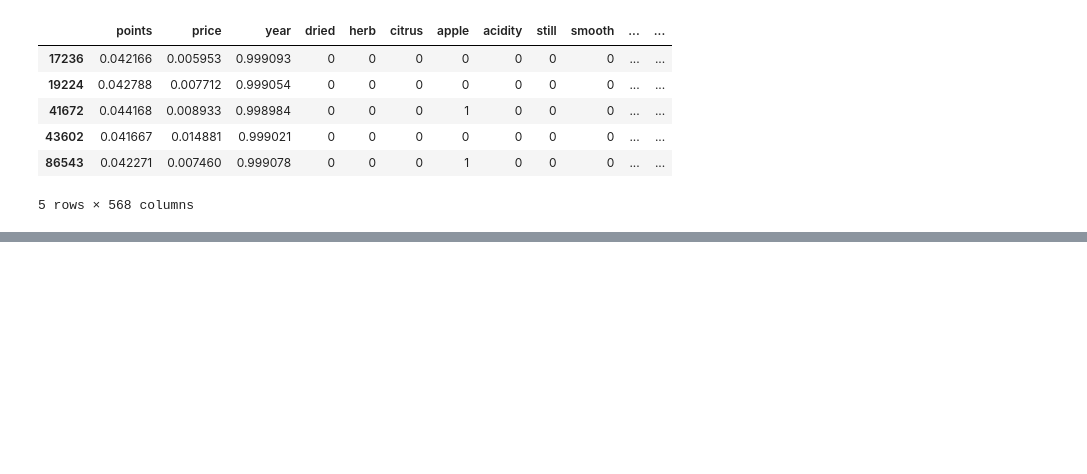
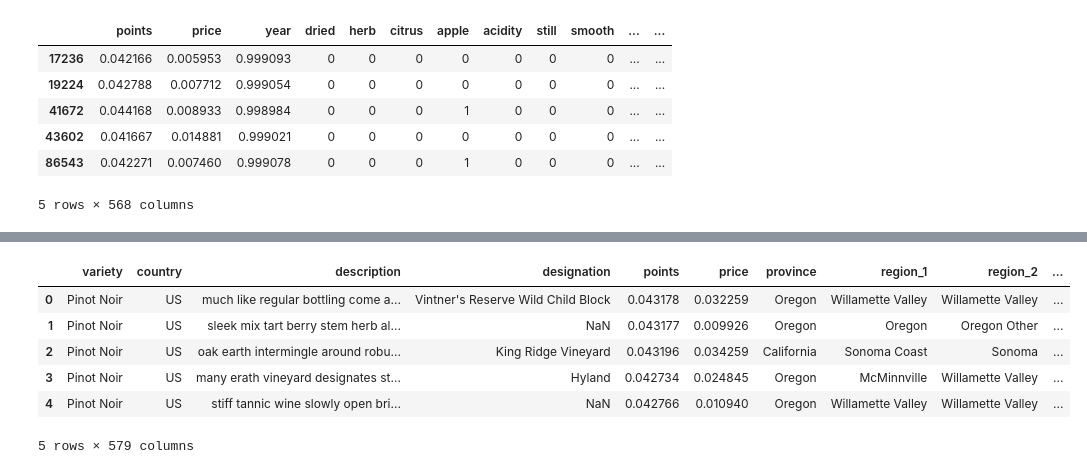
Before and after one commit to andrewab981/Thinkful, a Jupyter notebook: Supervised Learning Capstone/Supervised Learning Capstone.ipynb, the cells around one changed output, grey strips where cells are left out. Drawn from its saved outputs; the diff is of its cells as text; code cells hidden in the pictures; blank space fills up the shorter version.

```diff
--- a/Supervised Learning Capstone/Supervised Learning Capstone.ipynb
+++ b/Supervised Learning Capstone/Supervised Learning Capstone.ipynb
@@ -1411,0 +1369,18 @@ sys.version_info(major=3, minor=7, micro=3, releaselevel='final', serial=0)
+# %%
+# Create a list with the 20 largest variety opulations
+variety_largest = df_model['variety'].value_counts().nlargest(20).reset_index()
+variety_largest = variety_largest['index']
+
+# Create dataframe from that list
+var_df = df_model.set_index('variety')
+var_df = var_df.loc[variety_largest].reset_index()
+
+var_df.head()
+# %% [output]
+|  | variety | country | description | designation | points | price | province | region_1 | region_2 | ... |
+| 0 | Pinot Noir | US | much like regular bottling come a... | Vintner's Reserve Wild Child Block | 0.043178 | 0.032259 | Oregon | Willamette Valley | Willamette Valley | ... |
+| 1 | Pinot Noir | US | sleek mix tart berry stem herb al... | NaN | 0.043177 | 0.009926 | Oregon | Oregon | Oregon Other | ... |
+| 2 | Pinot Noir | US | oak earth intermingle around robu... | King Ridge Vineyard | 0.043196 | 0.034259 | California | Sonoma Coast | Sonoma | ... |
+| 3 | Pinot Noir | US | many erath vineyard designates st... | Hyland | 0.042734 | 0.024845 | Oregon | McMinnville | Willamette Valley | ... |
+| 4 | Pinot Noir | US | stiff tannic wine slowly open bri... | NaN | 0.042766 | 0.010940 | Oregon | Willamette Valley | Willamette Valley | ... |
+5 rows × 579 columns
```
Also changed, not shown: parts of 21 cells of this notebook.
